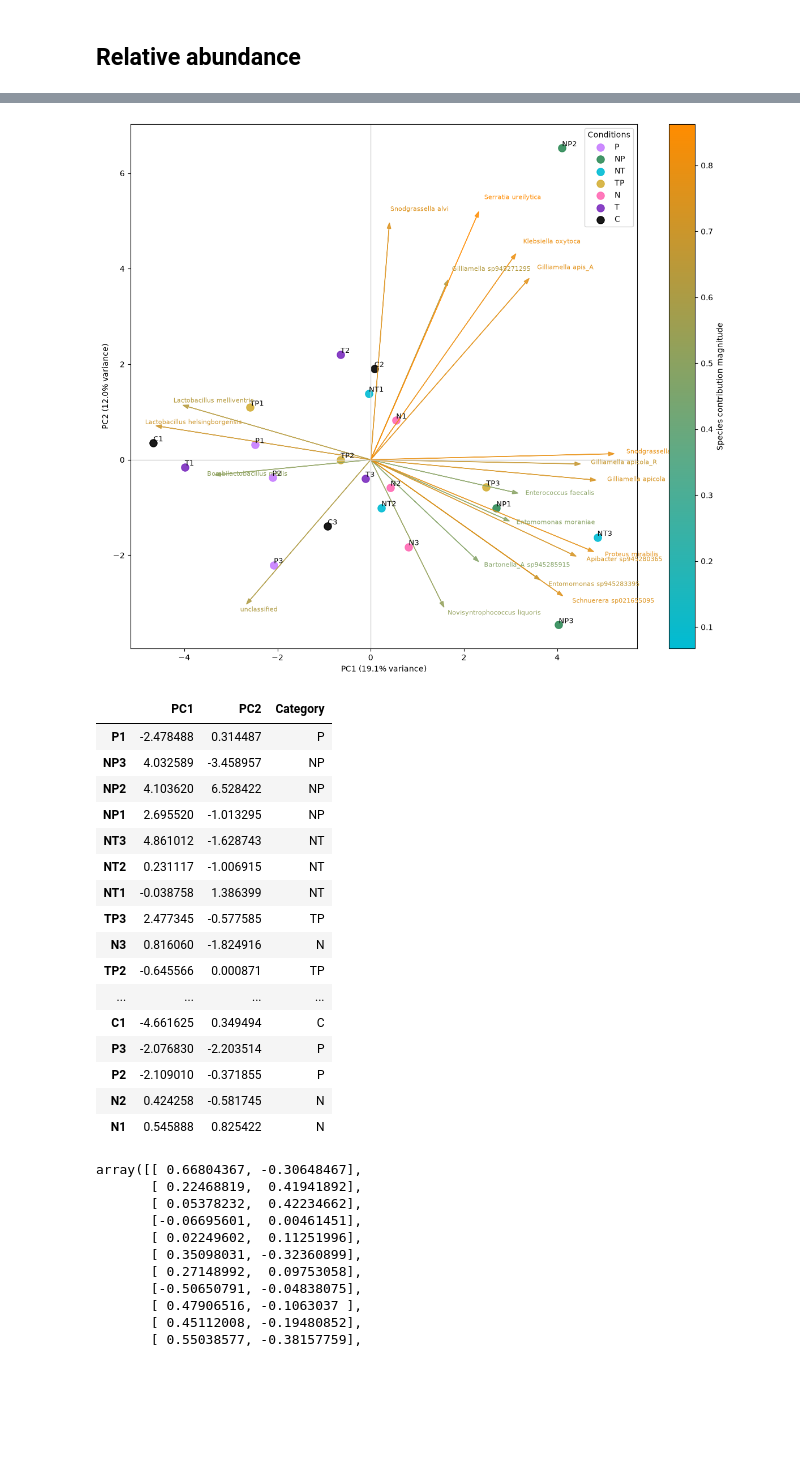
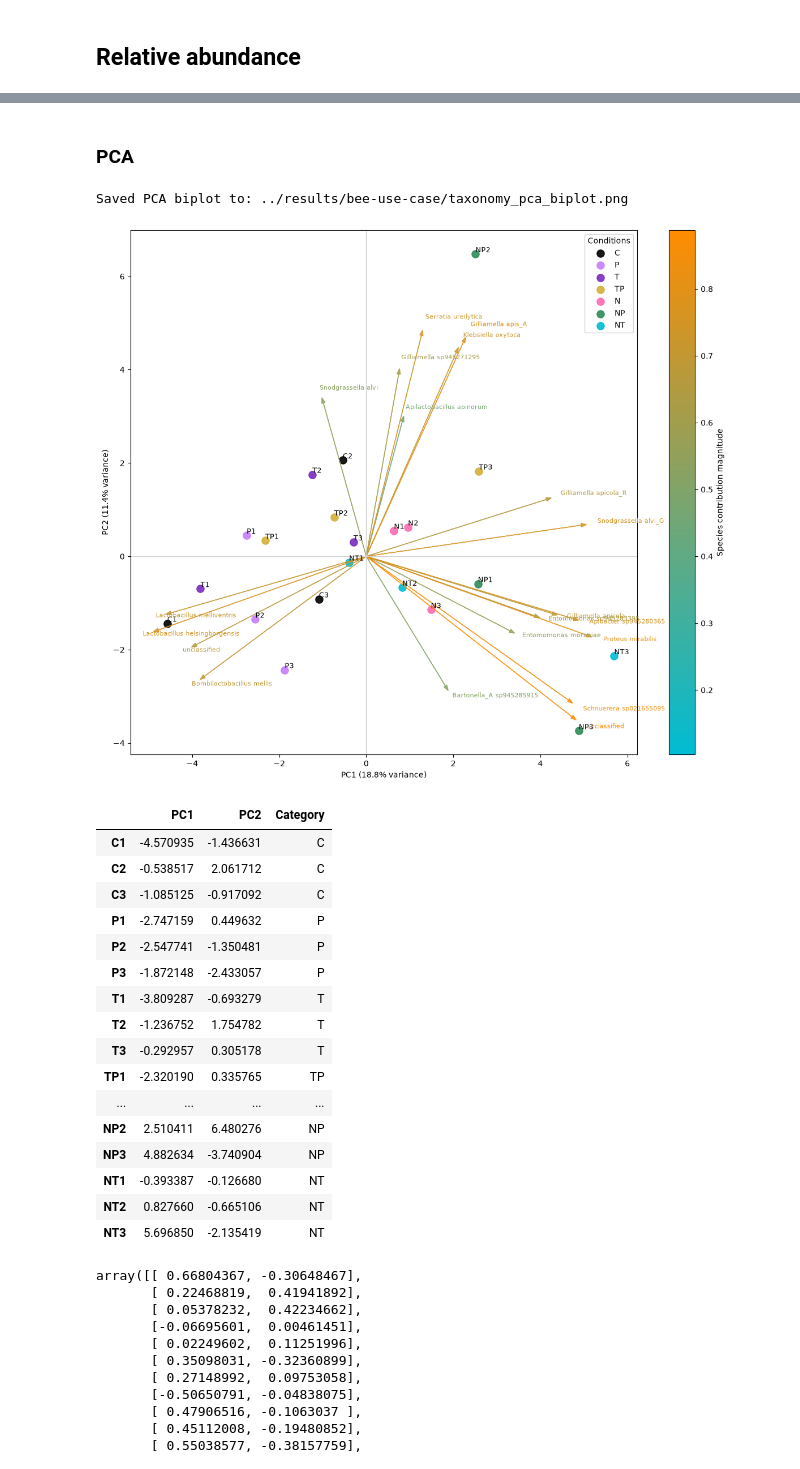
Before and after one commit to usegalaxy-eu/FAIRyMAGs, a Jupyter notebook: bin/use-case-bee-microbiome-exploration.ipynb, the cells around one changed output, grey strips where cells are left out. Drawn from its saved outputs; the diff is of its cells as text; code cells hidden in the pictures; blank space fills up the shorter version.

Commit message:
Add more exploration of the relative species abundance

```diff
--- a/bin/use-case-bee-microbiome-exploration.ipynb
+++ b/bin/use-case-bee-microbiome-exploration.ipynb
@@ -271,4 +243,18 @@ abund_df
 # %%
-reduced_abund_df = abund_df.groupby("Species").sum(numeric_only=True)
-reduced_abund_df
+species_abund_df = abund_df.groupby(["Family", "Genus", "Species"]).sum(numeric_only=True)
+
+sample_order = [
+    "C1", "C2", "C3",
+    "P1", "P2", "P3",
+    "T1", "T2", "T3",
+    "TP1", "TP2", "TP3",
+    "N1", "N2", "N3",
+    "NP1", "NP2", "NP3",
+    "NT1", "NT2", "NT3",
+]
+species_abund_df = species_abund_df[[*sample_order]]
+
+species_abund_df = species_abund_df[sample_order].div(species_abund_df[sample_order].sum(axis=0), axis=1) * 100
+
+species_abund_df.head()
 # %% [output]
@@ -294,7 +574,7 @@ reduced_abund_df
+# %% [markdown]
+### PCA
 # %%
-from matplotlib.colors import LinearSegmentedColormap
-
-sample_matrix = reduced_abund_df.T
+sample_matrix = species_abund_df.select_dtypes(include=[np.number]).T
 
 scaled_sample_matrix = StandardScaler().fit_transform(sample_matrix)
 pca = PCA(n_components=2)
@@ -344,59 +624,60 @@ for category, frame in sample_scores_df.groupby("Category", sort=False):
         ax.text(row["PC1"], row["PC2"], sample_name, fontsize=9, ha="left", va="bottom")
 
 for idx in top_species_idx:
-    species_name = reduced_abund_df.index[idx]
+    species_name = species_abund_df.index[idx][2]
     x_loading = species_loadings[idx, 0] * arrow_scale
     y_loading = species_loadings[idx, 1] * arrow_scale
     ax.arrow(
         0,
         0,
         x_loading,
         y_loading,
         color=arrow_colors[idx],
         alpha=0.85,
         width=0.002,
         head_width=0.08,
         length_includes_head=True,
     )
     ax.text(x_loading * 1.05, y_loading * 1.05, species_name, color=arrow_colors[idx], fontsize=8)
 
 explained_variance = pca.explained_variance_ratio_ * 100
 ax.axhline(0, color="lightgray", linewidth=1)
 ax.axvline(0, color="lightgray", linewidth=1)
 ax.set_xlabel(f"PC1 ({explained_variance[0]:.1f}% variance)")
 ax.set_ylabel(f"PC2 ({explained_variance[1]:.1f}% variance)")
 ax.legend(title="Conditions")
 
 sm = plt.cm.ScalarMappable(cmap=arrow_cmap, norm=contribution_norm)
 sm.set_array([])
 fig.colorbar(sm, ax=ax, label="Species contribution magnitude")
 
 plt.tight_layout()
-png_fp = result_dp / "pca_biplot.png"
+png_fp = result_dp / "taxonomy_pca_biplot.png"
 fig.savefig(png_fp, dpi=300, bbox_inches="tight")
 print(f"Saved PCA biplot to: {png_fp}")
 plt.show()
 
 sample_scores_df
 # %% [output]
+Saved PCA biplot to: ../results/bee-use-case/taxonomy_pca_biplot.png
-[figure, old version]
+[figure, new version]
 |  | PC1 | PC2 | Category |
-| P1 | -2.478488 | 0.314487 | P |
-| NP3 | 4.032589 | -3.458957 | NP |
-| NP2 | 4.103620 | 6.528422 | NP |
-| NP1 | 2.695520 | -1.013295 | NP |
-| NT3 | 4.861012 | -1.628743 | NT |
-| NT2 | 0.231117 | -1.006915 | NT |
-| NT1 | -0.038758 | 1.386399 | NT |
-| TP3 | 2.477345 | -0.577585 | TP |
-| N3 | 0.816060 | -1.824916 | N |
-| TP2 | -0.645566 | 0.000871 | TP |
+| C1 | -4.570935 | -1.436631 | C |
+| C2 | -0.538517 | 2.061712 | C |
+| C3 | -1.085125 | -0.917092 | C |
+| P1 | -2.747159 | 0.449632 | P |
+| P2 | -2.547741 | -1.350481 | P |
+| P3 | -1.872148 | -2.433057 | P |
+| T1 | -3.809287 | -0.693279 | T |
+| T2 | -1.236752 | 1.754782 | T |
+| T3 | -0.292957 | 0.305178 | T |
+| TP1 | -2.320190 | 0.335765 | TP |
 | ... | ... | ... | ... |
-| C1 | -4.661625 | 0.349494 | C |
-| P3 | -2.076830 | -2.203514 | P |
-| P2 | -2.109010 | -0.371855 | P |
-| N2 | 0.424258 | -0.581745 | N |
-| N1 | 0.545888 | 0.825422 | N |
+| NP2 | 2.510411 | 6.480276 | NP |
+| NP3 | 4.882634 | -3.740904 | NP |
+| NT1 | -0.393387 | -0.126680 | NT |
+| NT2 | 0.827660 | -0.665106 | NT |
+| NT3 | 5.696850 | -2.135419 | NT |
 # %%
 species_loadings
 # %% [output]
```
Also changed, not shown: parts of 16 cells of this notebook, 4 other files.
